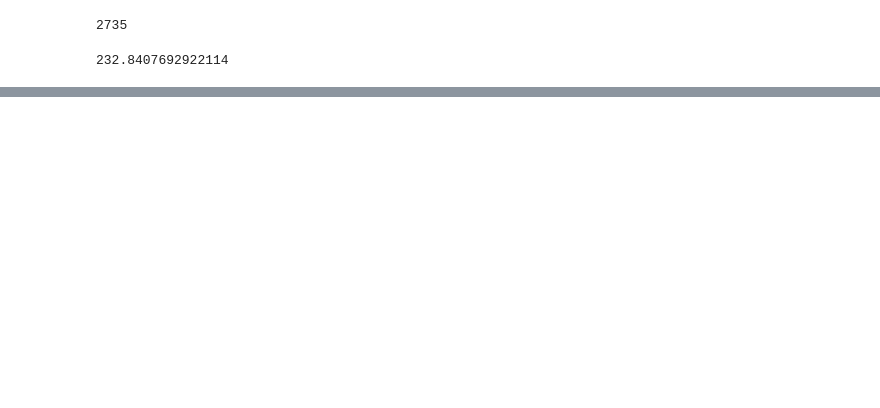
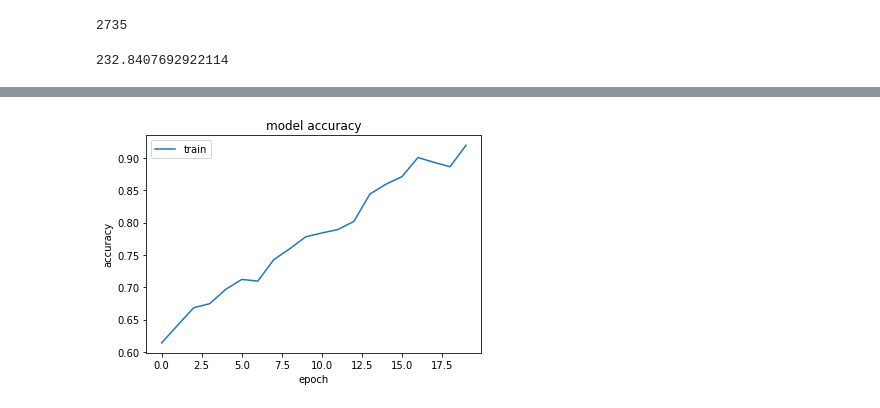
Before and after one commit to daniellengyel/music-cs182, a Jupyter notebook: NN.ipynb, the cells around one changed output, grey strips where cells are left out. Saved outputs shown, nothing was run; the diff lists cells and outputs as text; code cells hidden in the pictures; blank space fills up the shorter version.

Commit message:
Trained to predict genre instead

```diff
--- a/NN.ipynb
+++ b/NN.ipynb
@@ -226,0 +236,19 @@ model.net.save_weights("params/model_params_v0.h5")
+# %%
+track_genre_onehot_dict = {}
+f = open("data/track_ids_for_chroma.txt", "r")
+track_ids = set()
+counter = 0
+for line in f:
+    track_id = line.strip()
+    genre = track_genre_dict.get(track_id)
+    if genre:
+        track_ids.add(track_id)
+
+for track_id in track_ids:
+    genre = track_genre_dict.get(track_id)
+    idx = genres[genre]
+    onehot = np.zeros(15)
+    onehot[idx] = 1.0
+    track_genre_onehot_dict[track_id] = onehot
+    counter += 1
+print(counter)
@@ -226,0 +257,7 @@ model.net.save_weights("params/model_params_v0.h5")
+# %%
+track_ids = list(track_ids)
+y = np.array([track_genre_onehot_dict[track_id] for track_id in track_ids])
+x = np.array([normalize(track_features_dict[track_id]) for track_id in track_ids])
+
+xTrain, xTest, yTrain, yTest = train_test_split(x, y, test_size = 0.2, random_state = 0)
+print(xTrain.shape, yTrain.shape)
@@ -226,0 +266,4 @@ model.net.save_weights("params/model_params_v0.h5")
+# %%
+model.net.compile(loss=keras.losses.categorical_crossentropy, optimizer=keras.optimizers.Adam(lr=1e-4), metrics=['accuracy'])
+# %%
+history2 = model.net.fit(xTrain, yTrain, epochs=20, batch_size=50)
@@ -226,0 +310,10 @@ model.net.save_weights("params/model_params_v0.h5")
+# %%
+plt.plot(history2.history['acc'])
+# plt.plot(history.history['val_acc'])
+plt.title('model accuracy')
+plt.ylabel('accuracy')
+plt.xlabel('epoch')
+plt.legend(['train', 'test'], loc='upper left')
+plt.show()
+# %% [output]
+[figure, added]
```
Also changed, not shown: parts of 20 cells of this notebook, 2 other files.
